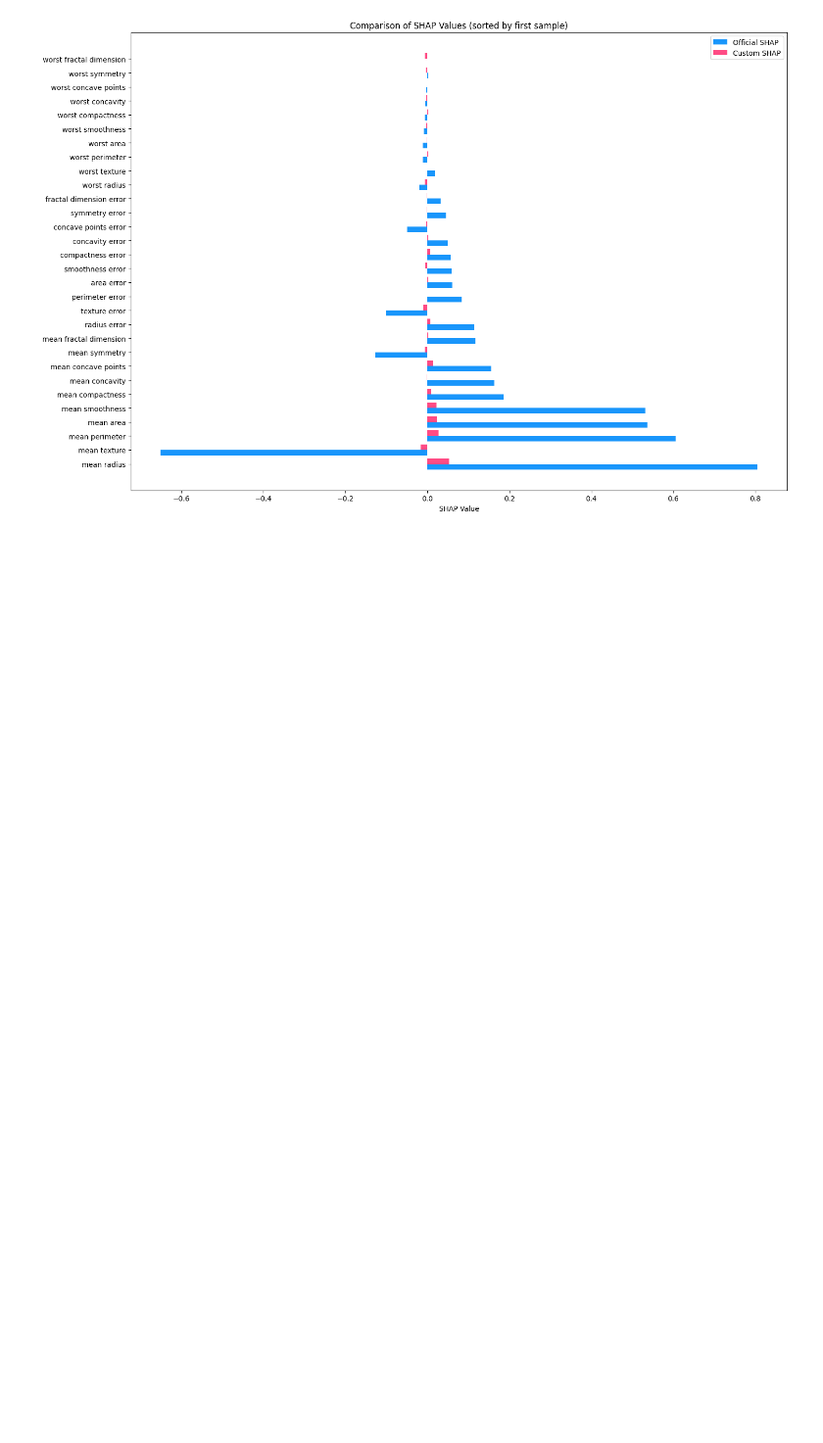
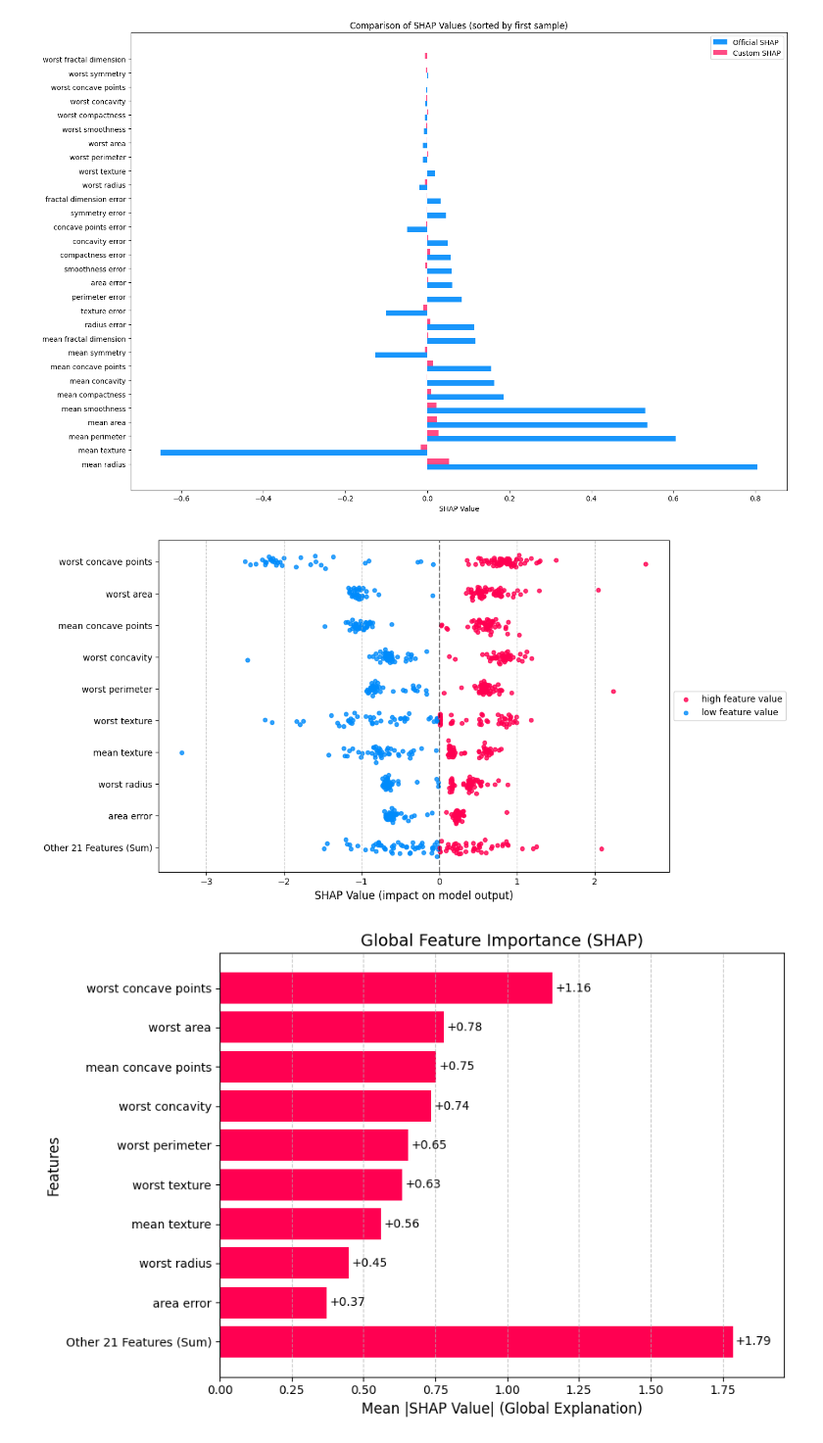
Before and after one commit to Zaurall/XAI, a Jupyter notebook: test_shap.ipynb, the cells around one changed output. Shown at 98% size. Cells and saved outputs as stored; diff of their text form; code cells hidden in the pictures; blank space fills up the shorter version.

Commit message:
Added plotting

```diff
--- a/test_shap.ipynb
+++ b/test_shap.ipynb
@@ -101,3 +102,18 @@ Official SHAP expected value: 1.2902139439387872
 Custom KernelSHAP expected value: [0.32549449 0.67450551]
 [figure]
 [figure]
+# %%
+values = custom_sampling_shap_values
+expected_value = custom_sampling_explainer.expected_value
+data = X_test_shap.values
+feature_names = X.columns
+
+plotter = ShapPlotter()
+
+plotter.beeswarm(values, feature_names)
+plotter.bar(values, feature_names)
+plotter.dependence(values[:, 1], data[:, 1], feature_names[0])
+plotter.waterfall(values[0, :], feature_names, expected_value)
+# %% [output]
+[figure, added]
+[figure, added]
```
Also changed, not shown: parts of 2 cells of this notebook, 1 other file.
